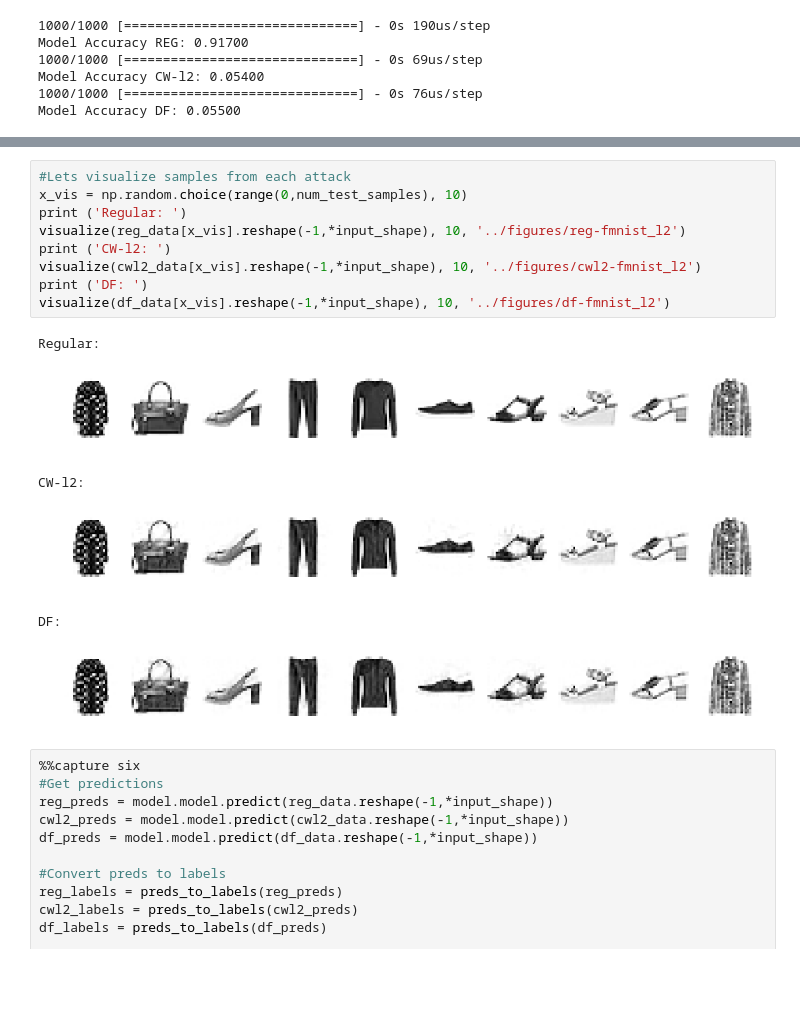
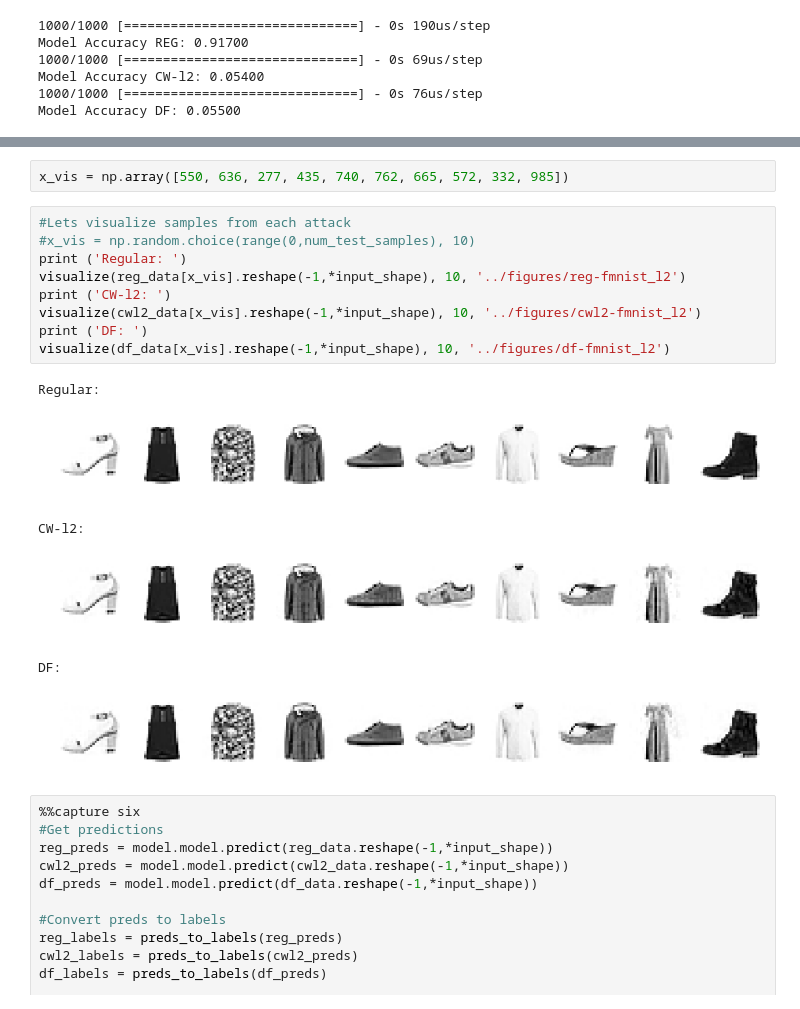
Before and after one commit to jasjeetIM/recovering_compressible_signals, a Jupyter notebook: notebooks/FMNIST-L2.ipynb, the cells around one changed output, grey strips where cells are left out. Saved outputs shown, nothing was run; the diff lists cells and outputs as text; blank space fills up the shorter version.

```diff
--- a/notebooks/FMNIST-L2.ipynb
+++ b/notebooks/FMNIST-L2.ipynb
@@ -127,19 +127,21 @@ Training Data:
+# %%
+x_vis = np.array([550, 636, 277, 435, 740, 762, 665, 572, 332, 985])
 # %%
 #Lets visualize samples from each attack
-x_vis = np.random.choice(range(0,num_test_samples), 10)
+#x_vis = np.random.choice(range(0,num_test_samples), 10)
 print ('Regular: ')
 visualize(reg_data[x_vis].reshape(-1,*input_shape), 10, '../figures/reg-fmnist_l2')
 print ('CW-l2: ')
 visualize(cwl2_data[x_vis].reshape(-1,*input_shape), 10, '../figures/cwl2-fmnist_l2')
 print ('DF: ')
 visualize(df_data[x_vis].reshape(-1,*input_shape), 10, '../figures/df-fmnist_l2')
 # %% [output]
 Regular:
-[figure, old version]
+[figure, new version]
 CW-l2:
-[figure, old version]
+[figure, new version]
 DF:
-[figure, old version]
+[figure, new version]
 # %%
 %%capture six
 #Get predictions
```
Also changed, not shown: parts of 3 cells of this notebook, 13 other files.
